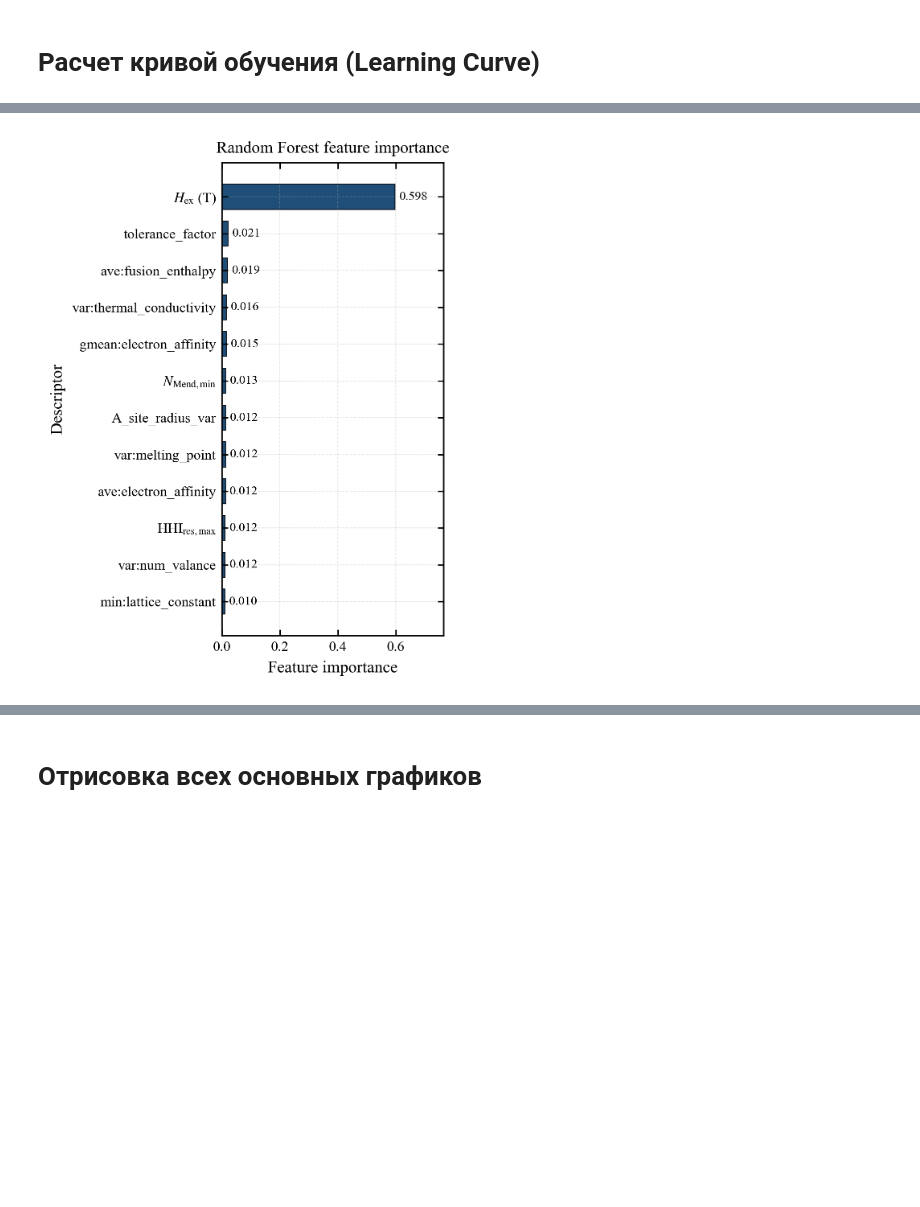
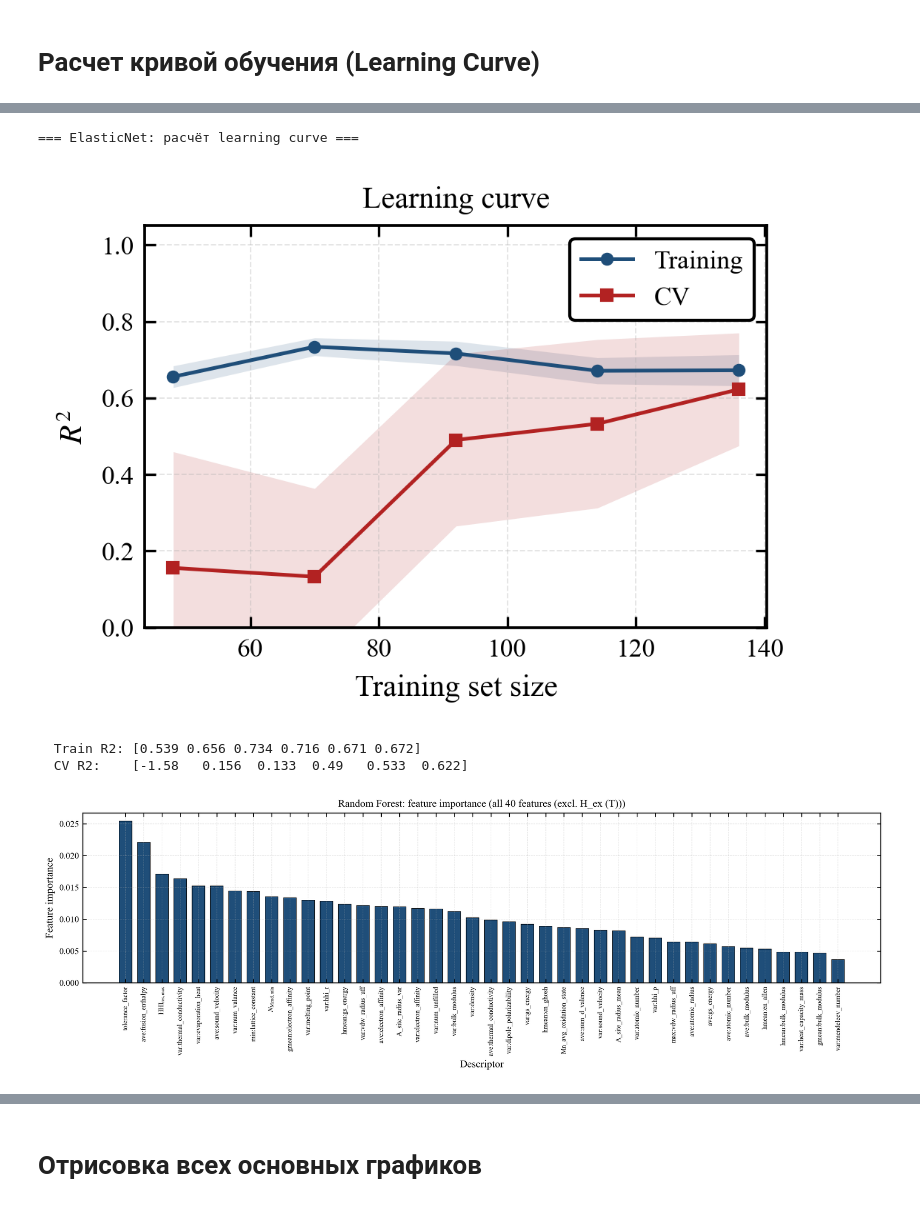
Before and after one commit to artemiikagramanian/MCE_predict, a Jupyter notebook: MCE.ipynb, the cells around one changed output, grey strips where cells are left out. Drawn from its saved outputs; the diff is of its cells as text; code cells hidden in the pictures; blank space fills up the shorter version.

```diff
--- a/MCE.ipynb
+++ b/MCE.ipynb
@@ -1029,17 +1070,16 @@ os.makedirs(model_matrix_dir, exist_ok=True)
 
 rfecv_base_estimators = {
     "Ridge": Ridge(alpha=1.0),
+
     "Lasso": Lasso(alpha=0.01, max_iter=10000),
+
     "ElasticNet": ElasticNet(alpha=0.01, l1_ratio=0.5, max_iter=10000),
-    "Random Forest": RandomForestRegressor(n_estimators=200, random_state=42, n_jobs=-1),
-    "XGBoost": xgb.XGBRegressor(
-        n_estimators=100, max_depth=4, learning_rate=0.05,
-        random_state=42, verbosity=0, objective="reg:squarederror"
-    ),
-    "CatBoost": CatBoostRegressor(
-        iterations=300, depth=6, learning_rate=0.05,
-        random_state=42, verbose=False
-    )
+
+    "Random Forest": RandomForestRegressor(n_estimators=200, max_depth=10, min_samples_leaf=3, random_state=42, n_jobs=-1),
+
+    "XGBoost": xgb.XGBRegressor(n_estimators=100, max_depth=4, learning_rate=0.05, random_state=42, verbosity=0, objective="reg:squarederror"),
+
+    "CatBoost": CatBoostRegressor(iterations=300, depth=4, learning_rate=0.05, random_state=42, verbose=False)
 }
 
 N_TRIALS = {
@@ -1067,7 +1107,7 @@ for model_name, base_estimator in rfecv_base_estimators.items():
     rfecv_model = RFECV(
         estimator=clone(base_estimator),
         step=1, cv=cv, scoring="r2",
-        min_features_to_select=5,
+        min_features_to_select=1,
         n_jobs=-1 if model_name != "CatBoost" else None,
     )
     rfecv_model.fit(X_scaled, y)
@@ -1465,25 +1502,58 @@ print(f"  CV R2:    {np.round(test_mean, 3)}")
+# %%
+model_name = "ElasticNet"
+model = saved_models[model_name]
+data = saved_data[model_name]
+
+print(f"=== {model_name}: расчёт learning curve ===")
+
+train_sizes_abs, train_scores, test_scores = learning_curve(
+    clone(model),
+    data["X_final"],
+    data["y_model_clean"],
+    cv=data["cv_clean_seed"],
+    scoring="r2",
+    train_sizes=np.linspace(0.2, 1.0, 6),
+    n_jobs=-1,
+    random_state=42
+)
+
+train_mean = train_scores.mean(axis=1)
+train_std = train_scores.std(axis=1)
+test_mean = test_scores.mean(axis=1)
+test_std = test_scores.std(axis=1)
+
+plot_learning_curve(
+    train_sizes_abs[1:],
+    train_mean[1:],
+    test_mean[1:],
+    train_std[1:],
+    test_std[1:]
+)
+
+print(f"  Train R2: {np.round(train_mean, 3)}")
+print(f"  CV R2:    {np.round(test_mean, 3)}")
+# %% [output]
+=== ElasticNet: расчёт learning curve ===
+[figure, added]
+  Train R2: [0.539 0.656 0.734 0.716 0.671 0.672]
+  CV R2:    [-1.58   0.156  0.133  0.49   0.533  0.622]
 # %%
-def get_importance(model, feature_names):
-    if hasattr(model, "feature_importances_"):
-        return pd.Series(model.feature_importances_, index=feature_names)
-    elif hasattr(model, "coef_"):
-        return pd.Series(np.abs(np.ravel(model.coef_)), index=feature_names)
-    else:
-        return None
-
 model_name = "Random Forest"
 model = saved_models[model_name]
 data = saved_data[model_name]
 
 imp_series = get_importance(model, data["feature_list_present"])
 
 if imp_series is not None:
     imp_df = pd.DataFrame({
         "feature": imp_series.index,
         "rf_importance": imp_series.values
-    }).sort_values("rf_importance", ascending=False)
-    plot_feature_importance(imp_df, top_n=12)
+    })
+    plot_feature_importance(
+        imp_df, top_n=None, exclude=["H_ex (T)"],
+        model_name=model_name, orientation="vertical"
+    )
 else:
     print(f"{model_name}: важность признаков недоступна")
 # %% [output]
-[figure, old version]
+[figure, new version]
```
Also changed, not shown: parts of 11 cells of this notebook, 20 other files.
